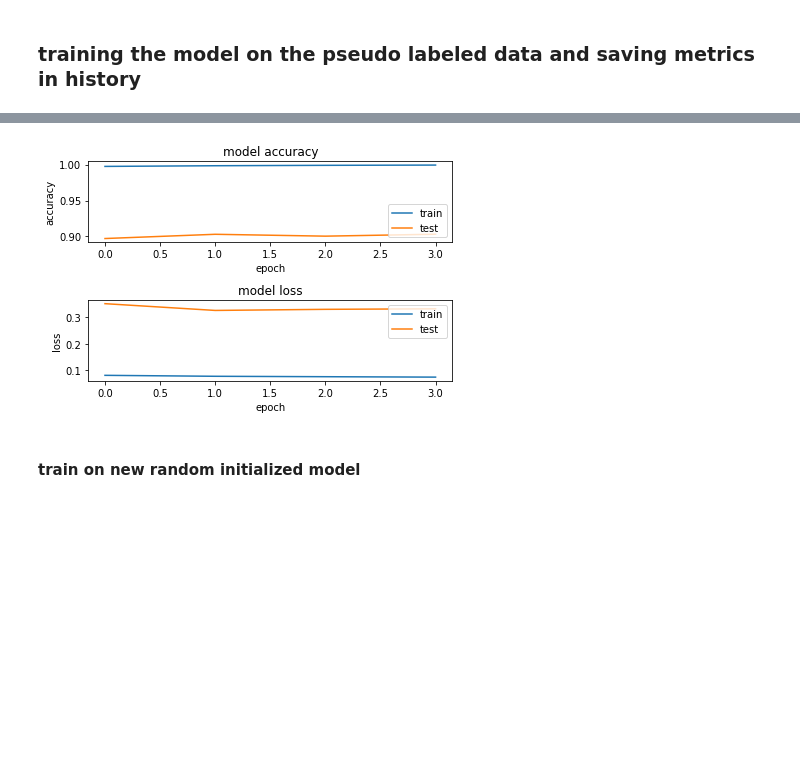
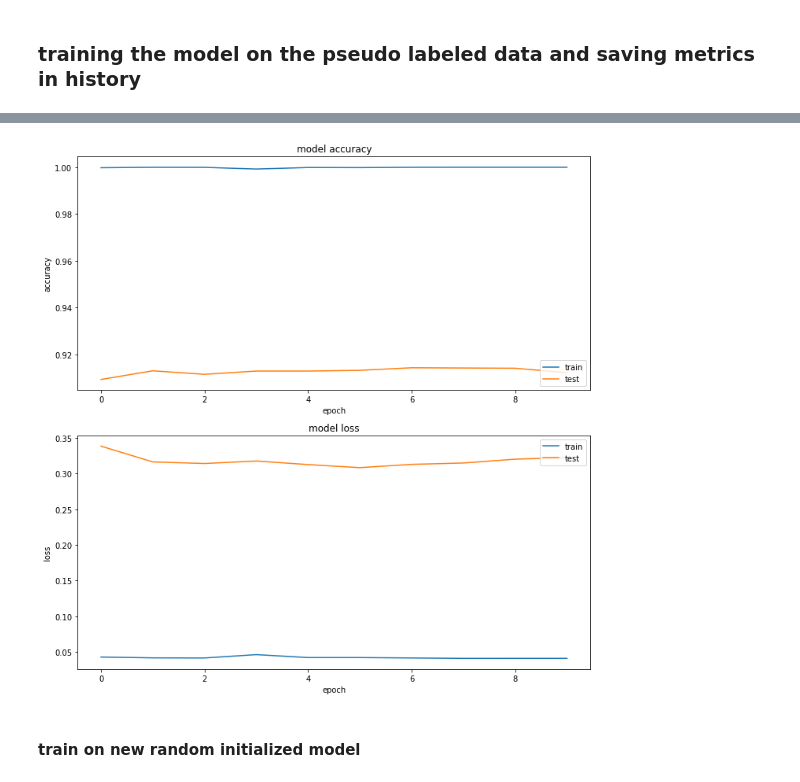
Before and after one commit to yuvalsolaz/semi-supervised, a Jupyter notebook: semi-supervised.ipynb, the cells around one changed output, grey strips where cells are left out. Saved outputs shown, nothing was run; the diff lists cells and outputs as text; code cells hidden in the pictures; blank space fills up the shorter version.

Commit message:
mlflow

```diff
--- a/semi-supervised.ipynb
+++ b/semi-supervised.ipynb
@@ -94,9 +97,9 @@ y_test shape (10000,)
 # %% [markdown]
 ### building the input vector from the 28x28 pixels
 # %%
-    f = plt.figure()
+f = plt.figure()
 X_train = X_train.reshape(60000, 784)
-X_test = X_test.reshape(10000, 784)
+X_test = X_test.reshape(10000, 784)   mlflow.log_metric(str(model.metrics_names[i]), metrics[i])
 X_train = X_train.astype('float32')
 X_test = X_test.astype('float32')
 
@@ -162,0 +149,2 @@ None
+# %%
+model = build_model()
@@ -234,12 +242,13 @@ plot_digits(X_pseudo_labeled.reshape(X_pseudo_labeled.shape[0],28,28),y_pseudo_l
 # %% [markdown]
    ### training the model on the pseudo labeled data and saving metrics in history
 # %%
-history = model.fit(X_mixed_labeled, Y_mixed_labeled, batch_size=128, epochs=10, verbose=4, validation_data=(X_test, Y_test))
+history = model.fit(X_mixed_labeled, Y_mixed_labeled, batch_size=128, epochs=10, verbose=2, validation_data=(X_test, Y_test))
 
 # check accuracy on test data
 metrics = model.evaluate(X_test, y=Y_test, batch_size=128)
 print('\n accuracy after {} iterations :'.format(iteration))
 for i in range(len(model.metrics_names)):
     print(str(model.metrics_names[i]) + ": " + str(metrics[i]))
+    mlflow.log_metric(str(model.metrics_names[i]), metrics[i])
     print('\n')
 # %% [output]
@@ -262,7 +272,8 @@ acc: 0.9175
 # %%
-plot_results(history)figsize=(15,15)
+plot_results(history)
+figsize=(15,15)
 # %% [output]
-[figure, old version]
+[figure, new version]
 # %% [markdown]
 #### train on new random initialized model
 # %%
```
Also changed, not shown: parts of 15 cells of this notebook, 1 other file.
